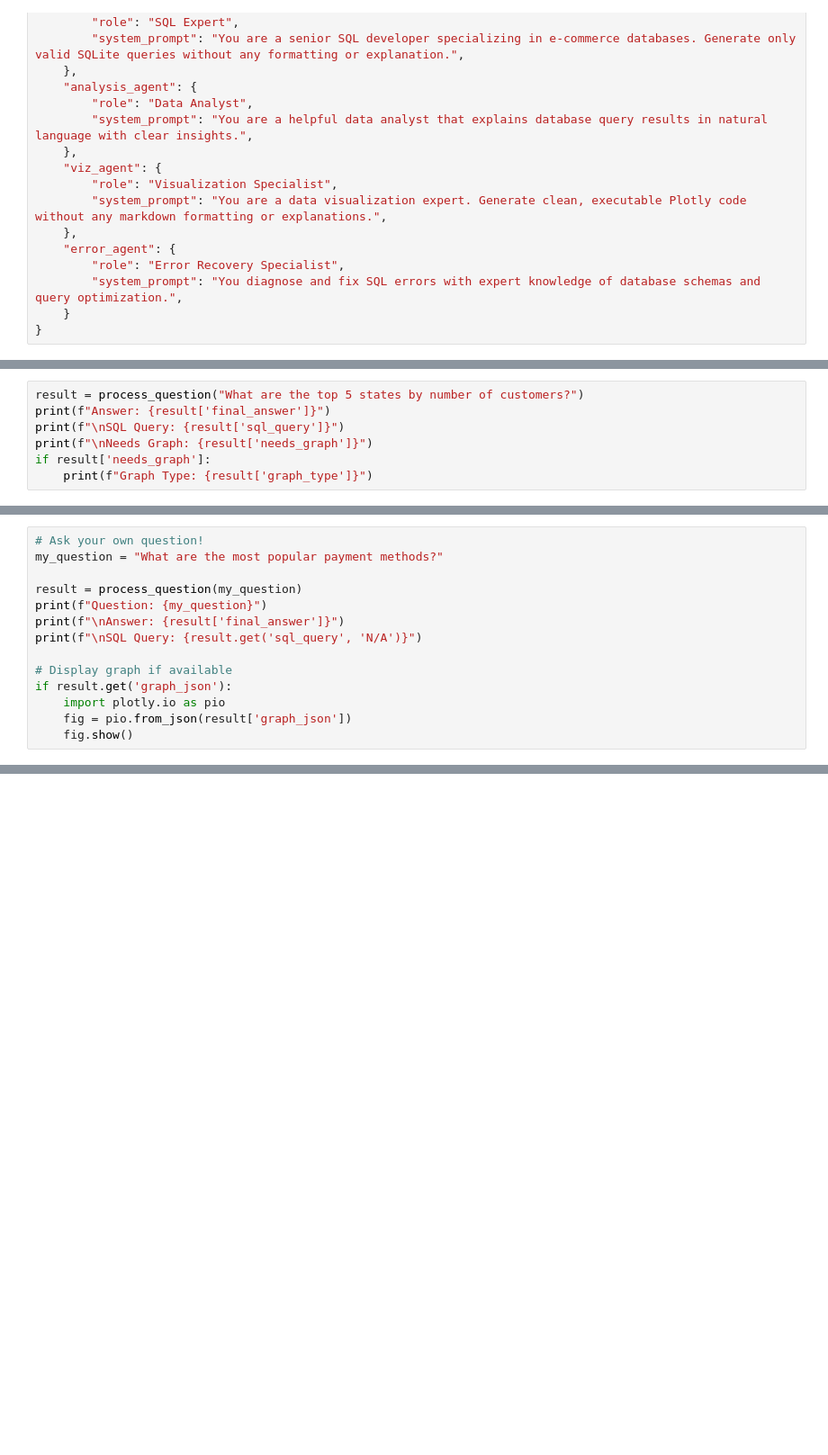
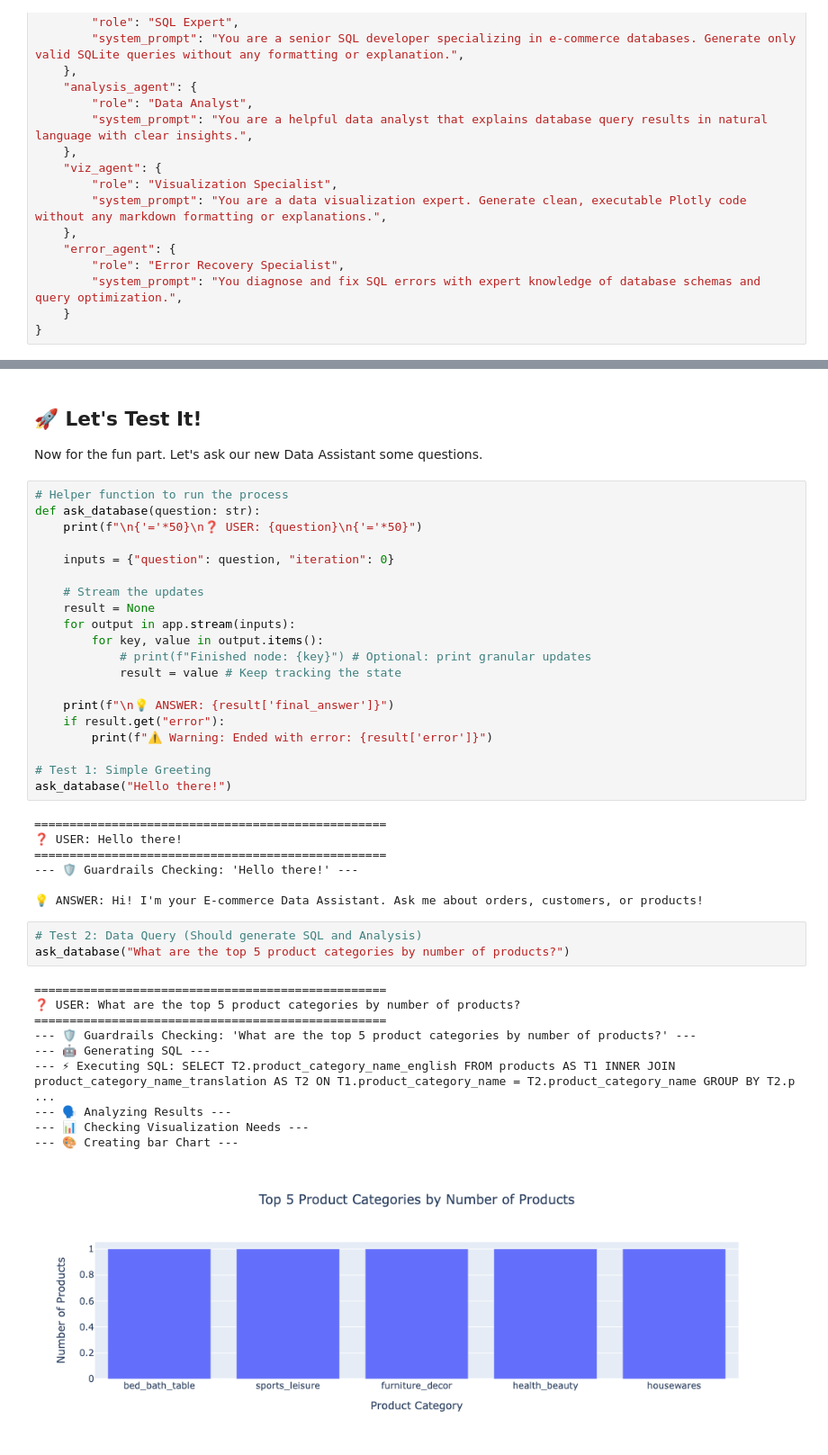
Before and after one commit to learnwithparam/bookish-carnival, a Jupyter notebook: multi-agent-chatbot.ipynb, the cells around one changed output, grey strips where cells are left out. Shown at 90% size. Saved outputs shown, nothing was run; the diff lists cells and outputs as text; blank space fills up the shorter version.

```diff
--- a/multi-agent-chatbot.ipynb
+++ b/multi-agent-chatbot.ipynb
@@ -908,7 +181,0 @@ Answer: Hi! I am your e-commerce assistant. I can answer all the queries related
-# %%
-result = process_question("What are the top 5 states by number of customers?")
-print(f"Answer: {result['final_answer']}")
-print(f"\nSQL Query: {result['sql_query']}")
-print(f"\nNeeds Graph: {result['needs_graph']}")
-if result['needs_graph']:
-    print(f"Graph Type: {result['graph_type']}")
@@ -960,14 +181,0 @@ Use the cell below to ask your own questions!
-# %%
-# Ask your own question!
-my_question = "What are the most popular payment methods?"
-
-result = process_question(my_question)
-print(f"Question: {my_question}")
-print(f"\nAnswer: {result['final_answer']}")
-print(f"\nSQL Query: {result.get('sql_query', 'N/A')}")
-
-# Display graph if available
-if result.get('graph_json'):
-    import plotly.io as pio
-    fig = pio.from_json(result['graph_json'])
-    fig.show()
@@ -1019,0 +485,45 @@ Simply call `process_question("your question here")` as shown in the examples ab
+# %% [markdown]
+## 🚀 Let's Test It!
+
+Now for the fun part. Let's ask our new Data Assistant some questions.
+# %%
+# Helper function to run the process
+def ask_database(question: str):
+    print(f"\n{'='*50}\n❓ USER: {question}\n{'='*50}")
+
+    inputs = {"question": question, "iteration": 0}
+
+    # Stream the updates
+    result = None
+    for output in app.stream(inputs):
+        for key, value in output.items():
+            # print(f"Finished node: {key}") # Optional: print granular updates
+            result = value # Keep tracking the state
+
+    print(f"\n💡 ANSWER: {result['final_answer']}")
+    if result.get("error"):
+        print(f"⚠️ Warning: Ended with error: {result['error']}")
+
+# Test 1: Simple Greeting
+ask_database("Hello there!")
+# %% [output]
+==================================================
+❓ USER: Hello there!
+==================================================
+--- 🛡️ Guardrails Checking: 'Hello there!' ---
+
+💡 ANSWER: Hi! I'm your E-commerce Data Assistant. Ask me about orders, customers, or products!
+# %%
+# Test 2: Data Query (Should generate SQL and Analysis)
+ask_database("What are the top 5 product categories by number of products?")
+# %% [output]
+==================================================
+❓ USER: What are the top 5 product categories by number of products?
+==================================================
+--- 🛡️ Guardrails Checking: 'What are the top 5 product categories by number of products?' ---
+--- 🤖 Generating SQL ---
+--- ⚡ Executing SQL: SELECT T2.product_category_name_english FROM products AS T1 INNER JOIN product_category_name_translation AS T2 ON T1.product_category_name = T2.product_category_name GROUP BY T2.p ...
+--- 🗣️ Analyzing Results ---
+--- 📊 Checking Visualization Needs ---
+--- 🎨 Creating bar Chart ---
+[figure, added]
```
Also changed, not shown: parts of 82 cells of this notebook, 3 other files.
